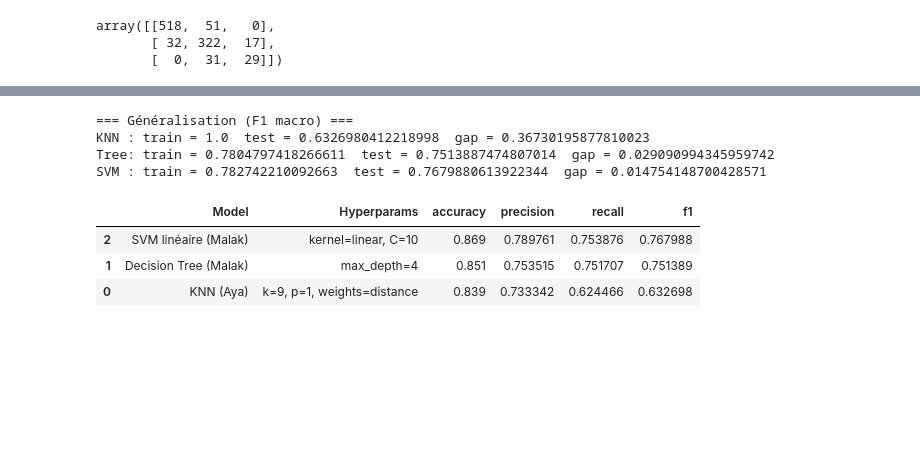
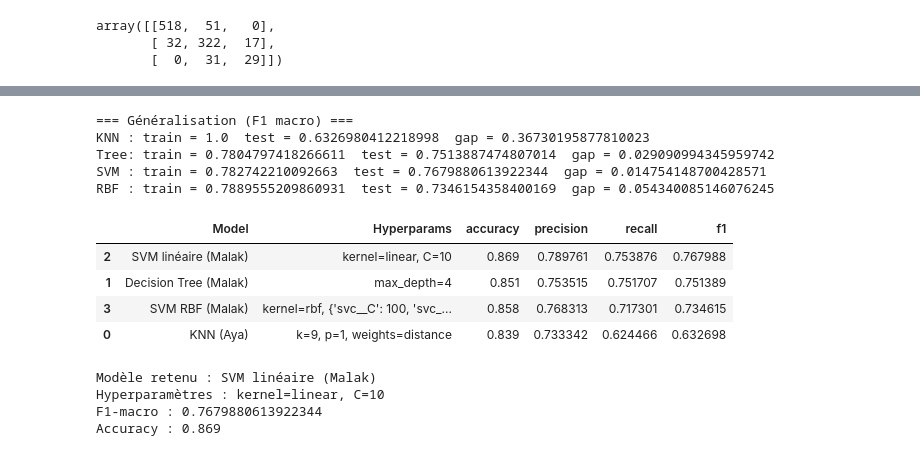
Before and after one commit to aicha53-dot/energy-classification-project, a Jupyter notebook: notebooks/05_comparison.ipynb, the cells around one changed output, grey strips where cells are left out. Drawn from its saved outputs; the diff is of its cells as text; code cells hidden in the pictures; blank space fills up the shorter version.

Commit message:
Comparison KNN DecisionTree SVM + final model selection

```diff
--- a/notebooks/05_comparison.ipynb
+++ b/notebooks/05_comparison.ipynb
@@ -195,33 +254,50 @@ array([[518,  51,   0],
 knn_train_m = metrics_macro(y_train, knn_pred_train)
 tree_train_m = metrics_macro(y_train, tree_pred_train)
 svm_train_m = metrics_macro(y_train, svm_pred_train)
+rbf_train_m = metrics_macro(y_train, rbf_pred_train)
+
+knn_test_m = metrics_macro(y_test, knn_pred_test)
+tree_test_m = metrics_macro(y_test, tree_pred_test)
+svm_test_m = metrics_macro(y_test, svm_pred_test)
+rbf_test_m = metrics_macro(y_test, rbf_pred_test)
 
 print("=== Généralisation (F1 macro) ===")
-print("KNN : train =", knn_train_m["f1"], " test =", metrics_macro(y_test, knn_pred_test)["f1"], " gap =", knn_train_m["f1"] - metrics_macro(y_test, knn_pred_test)["f1"])
-print("Tree: train =", tree_train_m["f1"], " test =", metrics_macro(y_test, tree_pred_test)["f1"], " gap =", tree_train_m["f1"] - metrics_macro(y_test, tree_pred_test)["f1"])
-print("SVM : train =", svm_train_m["f1"], " test =", metrics_macro(y_test, svm_pred_test)["f1"], " gap =", svm_train_m["f1"] - metrics_macro(y_test, svm_pred_test)["f1"])
+print("KNN : train =", knn_train_m["f1"], " test =", knn_test_m["f1"], " gap =", knn_train_m["f1"] - knn_test_m["f1"])
+print("Tree: train =", tree_train_m["f1"], " test =", tree_test_m["f1"], " gap =", tree_train_m["f1"] - tree_test_m["f1"])
+print("SVM : train =", svm_train_m["f1"], " test =", svm_test_m["f1"], " gap =", svm_train_m["f1"] - svm_test_m["f1"])
+print("RBF : train =", rbf_train_m["f1"], " test =", rbf_test_m["f1"], " gap =", rbf_train_m["f1"] - rbf_test_m["f1"])
 # %% [output]
 === Généralisation (F1 macro) ===
 KNN : train = 1.0  test = 0.6326980412218998  gap = 0.36730195877810023
 Tree: train = 0.7804797418266611  test = 0.7513887474807014  gap = 0.029090994345959742
 SVM : train = 0.782742210092663  test = 0.7679880613922344  gap = 0.014754148700428571
+RBF : train = 0.7889555209860931  test = 0.7346154358400169  gap = 0.054340085146076245
 # %%
-knn_test_m = metrics_macro(y_test, knn_pred_test)
-tree_test_m = metrics_macro(y_test, tree_pred_test)
-svm_test_m = metrics_macro(y_test, svm_pred_test)
-
 compare = pd.DataFrame([
     {"Model":"KNN (Aya)", "Hyperparams":"k=9, p=1, weights=distance", **knn_test_m},
     {"Model":"Decision Tree (Malak)", "Hyperparams":"max_depth=4", **tree_test_m},
     {"Model":"SVM linéaire (Malak)", "Hyperparams":"kernel=linear, C=10", **svm_test_m},
+    {"Model":"SVM RBF (Malak)", "Hyperparams":f"kernel=rbf, {grid_rbf.best_params_}", **rbf_test_m},
 ]).sort_values(by="f1", ascending=False)
 
 compare
 # %% [output]
 |  | Model | Hyperparams | accuracy | precision | recall | f1 |
 | 2 | SVM linéaire (Malak) | kernel=linear, C=10 | 0.869 | 0.789761 | 0.753876 | 0.767988 |
 | 1 | Decision Tree (Malak) | max_depth=4 | 0.851 | 0.753515 | 0.751707 | 0.751389 |
+| 3 | SVM RBF (Malak) | kernel=rbf, {'svc__C': 100, 'svc_... | 0.858 | 0.768313 | 0.717301 | 0.734615 |
 | 0 | KNN (Aya) | k=9, p=1, weights=distance | 0.839 | 0.733342 | 0.624466 | 0.632698 |
+# %%
+best_row = compare.iloc[0]
+print("Modèle retenu :", best_row["Model"])
+print("Hyperparamètres :", best_row["Hyperparams"])
+print("F1-macro :", best_row["f1"])
+print("Accuracy :", best_row["accuracy"])
+# %% [output]
+Modèle retenu : SVM linéaire (Malak)
+Hyperparamètres : kernel=linear, C=10
+F1-macro : 0.7679880613922344
+Accuracy : 0.869
 # %%
 ## Choix du modèle final
 
```
Also changed, not shown: parts of 4 cells of this notebook.
